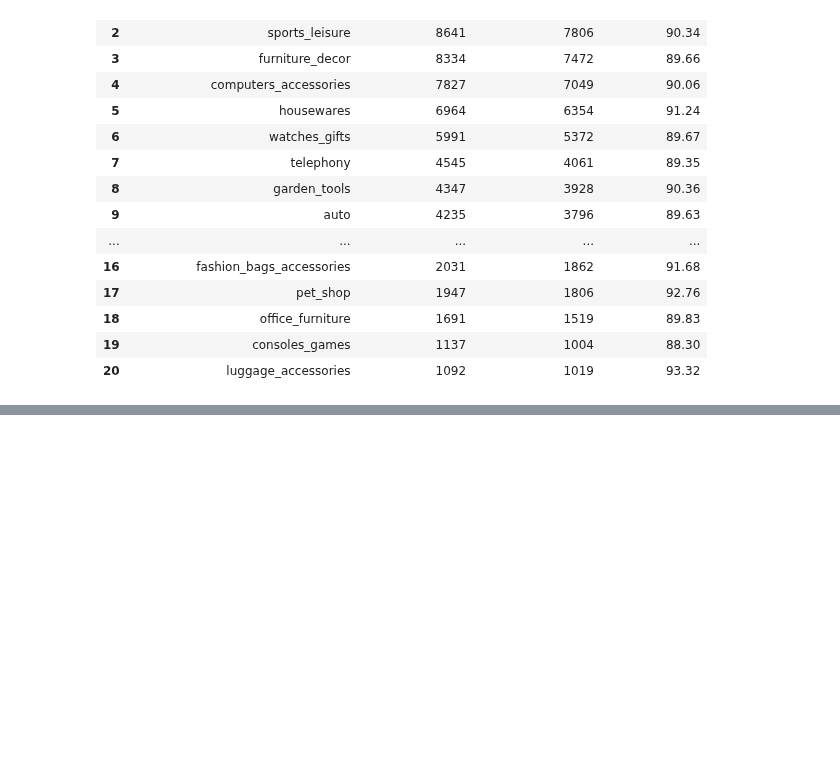
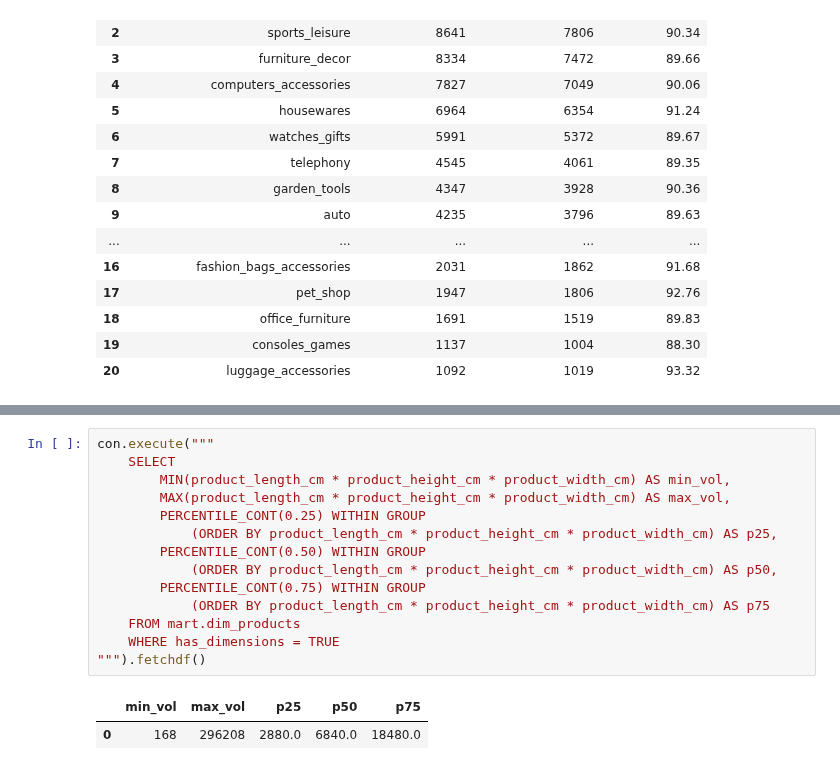
Before and after one commit to jyovian/olist-logistics-analysis, a Jupyter notebook: notebooks/03_analysis.ipynb, the cells around one changed output, grey strips where cells are left out. Drawn from its saved outputs; the diff is of its cells as text; blank space fills up the shorter version.

```diff
--- a/notebooks/03_analysis.ipynb
+++ b/notebooks/03_analysis.ipynb
@@ -288,0 +299,17 @@ A follow-up analysis using actual product dimensions rather than category names
+# %%
+con.execute("""
+    SELECT
+        MIN(product_length_cm * product_height_cm * product_width_cm) AS min_vol,
+        MAX(product_length_cm * product_height_cm * product_width_cm) AS max_vol,
+        PERCENTILE_CONT(0.25) WITHIN GROUP
+            (ORDER BY product_length_cm * product_height_cm * product_width_cm) AS p25,
+        PERCENTILE_CONT(0.50) WITHIN GROUP
+            (ORDER BY product_length_cm * product_height_cm * product_width_cm) AS p50,
+        PERCENTILE_CONT(0.75) WITHIN GROUP
+            (ORDER BY product_length_cm * product_height_cm * product_width_cm) AS p75
+    FROM mart.dim_products
+    WHERE has_dimensions = TRUE
+""").fetchdf()
+# %% [output]
+|  | min_vol | max_vol | p25 | p50 | p75 |
+| 0 | 168 | 296208 | 2880.0 | 6840.0 | 18480.0 |
```
Also changed, not shown: parts of 6 cells of this notebook.
